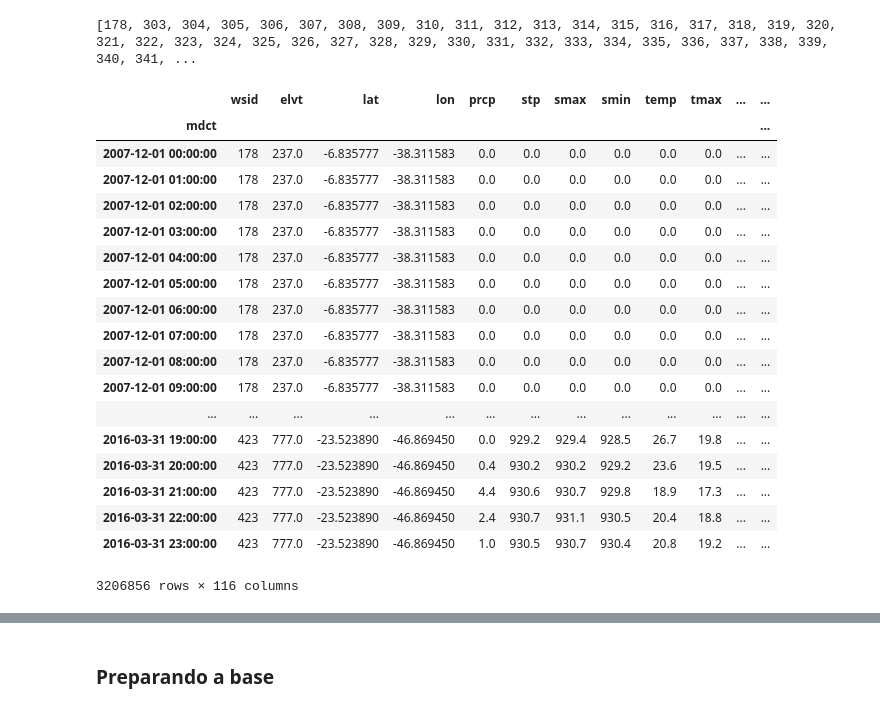
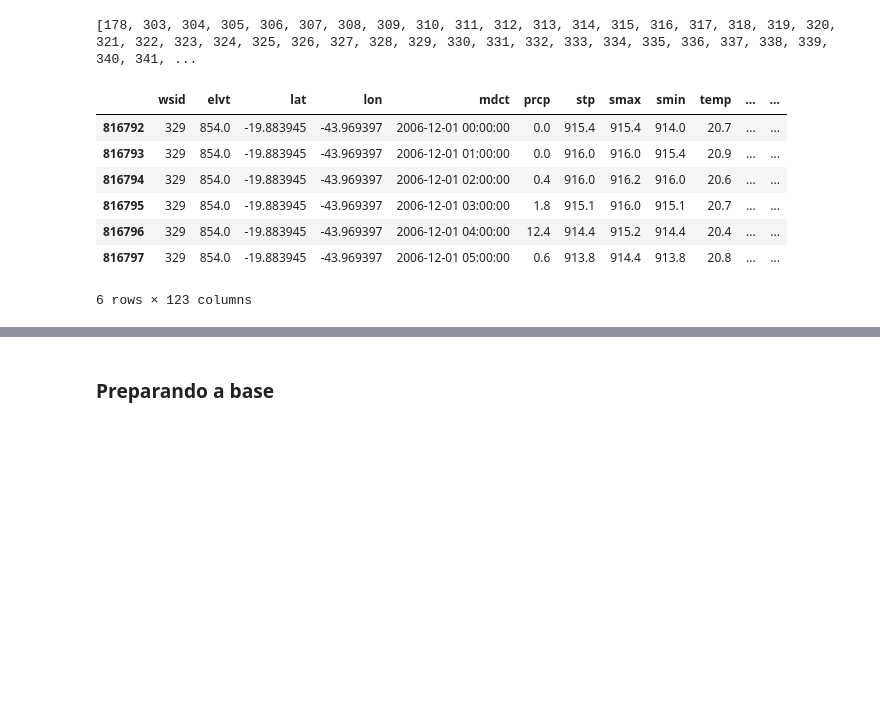
Before and after one commit to dedeco/bigclima-project, a Jupyter notebook: notebooks/graphs-zarate-nn6-summer-smote.ipynb, the cells around one changed output, grey strips where cells are left out. Drawn from its saved outputs; the diff is of its cells as text; code cells hidden in the pictures; blank space fills up the shorter version.

```diff
--- a/notebooks/graphs-zarate-nn6-summer-smote.ipynb
+++ b/notebooks/graphs-zarate-nn6-summer-smote.ipynb
@@ -272,25 +277,3 @@ cld = list(dfr.columns)
 for x in cld:
     if len(x.split('_')) >= 2:
         var.append((x.split('_')[0], x.split('_')[1]))
-# %%
-dfr
-# %% [output]
-|  | wsid | elvt | lat | lon | prcp | stp | smax | smin | temp | tmax | ... | ... |
-| mdct |  |  |  |  |  |  |  |  |  |  |  | ... |
-| 2007-12-01 00:00:00 | 178 | 237.0 | -6.835777 | -38.311583 | 0.0 | 0.0 | 0.0 | 0.0 | 0.0 | 0.0 | ... | ... |
-| 2007-12-01 01:00:00 | 178 | 237.0 | -6.835777 | -38.311583 | 0.0 | 0.0 | 0.0 | 0.0 | 0.0 | 0.0 | ... | ... |
-| 2007-12-01 02:00:00 | 178 | 237.0 | -6.835777 | -38.311583 | 0.0 | 0.0 | 0.0 | 0.0 | 0.0 | 0.0 | ... | ... |
-| 2007-12-01 03:00:00 | 178 | 237.0 | -6.835777 | -38.311583 | 0.0 | 0.0 | 0.0 | 0.0 | 0.0 | 0.0 | ... | ... |
-| 2007-12-01 04:00:00 | 178 | 237.0 | -6.835777 | -38.311583 | 0.0 | 0.0 | 0.0 | 0.0 | 0.0 | 0.0 | ... | ... |
-| 2007-12-01 05:00:00 | 178 | 237.0 | -6.835777 | -38.311583 | 0.0 | 0.0 | 0.0 | 0.0 | 0.0 | 0.0 | ... | ... |
-| 2007-12-01 06:00:00 | 178 | 237.0 | -6.835777 | -38.311583 | 0.0 | 0.0 | 0.0 | 0.0 | 0.0 | 0.0 | ... | ... |
-| 2007-12-01 07:00:00 | 178 | 237.0 | -6.835777 | -38.311583 | 0.0 | 0.0 | 0.0 | 0.0 | 0.0 | 0.0 | ... | ... |
-| 2007-12-01 08:00:00 | 178 | 237.0 | -6.835777 | -38.311583 | 0.0 | 0.0 | 0.0 | 0.0 | 0.0 | 0.0 | ... | ... |
-| 2007-12-01 09:00:00 | 178 | 237.0 | -6.835777 | -38.311583 | 0.0 | 0.0 | 0.0 | 0.0 | 0.0 | 0.0 | ... | ... |
-| ... | ... | ... | ... | ... | ... | ... | ... | ... | ... | ... | ... | ... |
-| 2016-03-31 19:00:00 | 423 | 777.0 | -23.523890 | -46.869450 | 0.0 | 929.2 | 929.4 | 928.5 | 26.7 | 19.8 | ... | ... |
-| 2016-03-31 20:00:00 | 423 | 777.0 | -23.523890 | -46.869450 | 0.4 | 930.2 | 930.2 | 929.2 | 23.6 | 19.5 | ... | ... |
-| 2016-03-31 21:00:00 | 423 | 777.0 | -23.523890 | -46.869450 | 4.4 | 930.6 | 930.7 | 929.8 | 18.9 | 17.3 | ... | ... |
-| 2016-03-31 22:00:00 | 423 | 777.0 | -23.523890 | -46.869450 | 2.4 | 930.7 | 931.1 | 930.5 | 20.4 | 18.8 | ... | ... |
-| 2016-03-31 23:00:00 | 423 | 777.0 | -23.523890 | -46.869450 | 1.0 | 930.5 | 930.7 | 930.4 | 20.8 | 19.2 | ... | ... |
-3206856 rows × 116 columns
@@ -297,7 +291,6 @@ dfr
 # %%
-for w in ws:
-    for col,lag in var:
-        col_name = col + '_'+ lag
-        for i in range(0,int(lag)):
-            idx = dfr.loc[dfr['wsid']==w].index
-            dfr.loc[dfr.loc[idx,col_name].index[int(i)],col_name] = np.nan
+#ws = [178,329]
+#for w in ws:
+#    for k,v in cols.items():
+#        idx = dfr.loc[dfr['wsid']==w].index
+#        dfr.loc[dfr.loc[idx,v].index[int(k)],k] = np.nan
@@ -304,3 +302,16 @@ for w in ws:
+# %%
+idx = dfr.loc[dfr['wsid']==329].index
+x = dfr.loc[dfr['wsid']==329].iloc[0:6].index
+dfr.loc[x]
+# %% [output]
+|  | wsid | elvt | lat | lon | mdct | prcp | stp | smax | smin | temp | ... | ... |
+| 816792 | 329 | 854.0 | -19.883945 | -43.969397 | 2006-12-01 00:00:00 | 0.0 | 915.4 | 915.4 | 914.0 | 20.7 | ... | ... |
+| 816793 | 329 | 854.0 | -19.883945 | -43.969397 | 2006-12-01 01:00:00 | 0.0 | 916.0 | 916.0 | 915.4 | 20.9 | ... | ... |
+| 816794 | 329 | 854.0 | -19.883945 | -43.969397 | 2006-12-01 02:00:00 | 0.4 | 916.0 | 916.2 | 916.0 | 20.6 | ... | ... |
+| 816795 | 329 | 854.0 | -19.883945 | -43.969397 | 2006-12-01 03:00:00 | 1.8 | 915.1 | 916.0 | 915.1 | 20.7 | ... | ... |
+| 816796 | 329 | 854.0 | -19.883945 | -43.969397 | 2006-12-01 04:00:00 | 12.4 | 914.4 | 915.2 | 914.4 | 20.4 | ... | ... |
+| 816797 | 329 | 854.0 | -19.883945 | -43.969397 | 2006-12-01 05:00:00 | 0.6 | 913.8 | 914.4 | 913.8 | 20.8 | ... | ... |
+6 rows × 123 columns
 # %%
 dfm = dfr
 # %%
```
Also changed, not shown: parts of 20 cells of this notebook.
